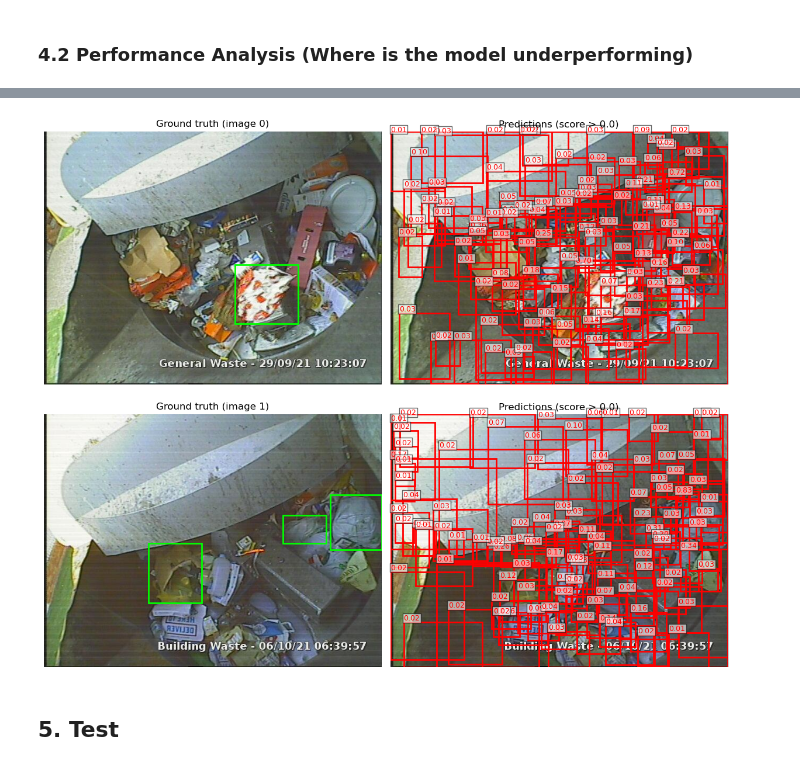
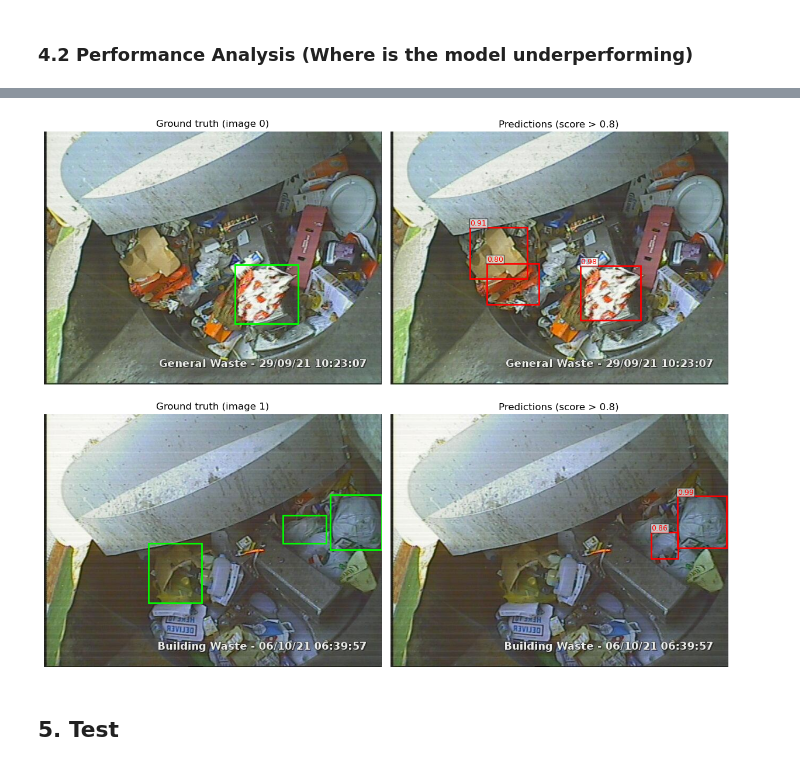
Before and after one commit to amtrevisan/Lockheed_2026_Hackathon, a Jupyter notebook: event_materials/00_starter_notebook.ipynb, the cells around one changed output, grey strips where cells are left out. Saved outputs shown, nothing was run; the diff lists cells and outputs as text; code cells hidden in the pictures.

```diff
--- a/event_materials/00_starter_notebook.ipynb
+++ b/event_materials/00_starter_notebook.ipynb
@@ -386,12 +386,12 @@ NUM_WORKERS = 4
 train_loader = DataLoader(
     train_ds, batch_size=BATCH_SIZE, shuffle=True,
     num_workers=NUM_WORKERS, collate_fn=detection_collate_fn,
-    drop_last=True
+    drop_last=False
 )
 val_loader = DataLoader(
     val_ds, batch_size=BATCH_SIZE, shuffle=False,
     num_workers=NUM_WORKERS, collate_fn=detection_collate_fn,
-    drop_last=True
+    drop_last=False
 )
 # %% [output]
 Data root: /home/sagemaker-user/uprm-hackathon-2026/data
@@ -1133,16 +694,12 @@ Saved to: /home/sagemaker-user/uprm-hackathon-2026/models/notebook_from_scratch_
 # %% [markdown]
 ### 4.1 Visualize Training Loss vs Epoch
 # %%
-# Plot training loss vs epochs
-epochs_x = [h["epoch"] for h in history]
-total_loss = [h["loss"] for h in history]
-obj_loss = [h["obj_loss"] for h in history]
-reg_loss = [h["reg_loss"] for h in history]
-
+# Plot total loss and each Faster R-CNN loss component by epoch.
+epochs_x = [entry["epoch"] for entry in history]
 fig, ax = plt.subplots(figsize=(9, 5))
-ax.plot(epochs_x, total_loss, marker="o", label="total loss")
-ax.plot(epochs_x, obj_loss, marker="s", label="objectness loss")
-ax.plot(epochs_x, reg_loss, marker="^", label="regression loss")
+for key in history[0]:
+    if key.endswith("loss"):
+        ax.plot(epochs_x, [entry[key] for entry in history], marker="o", label=key)
 ax.set_xlabel("Epoch")
 ax.set_ylabel("Loss")
 ax.set_title("Training loss vs. epoch")
@@ -1151,5 +708,12 @@ ax.legend()
 plt.tight_layout()
 plt.show()
 
-# mAP@50 for training and validation vs Epoch
+fig, ax = plt.subplots(figsize=(9, 5))
+ax.plot(epochs_x, [entry["val_map50"] for entry in history], marker="o")
+ax.set_xlabel("Epoch")
+ax.set_ylabel("Validation mAP@50")
+ax.set_title("Validation mAP@50 vs. epoch")
+ax.grid(True, alpha=0.3)
+plt.tight_layout()
+plt.show()
 # %% [output]
@@ -1207,6 +759,6 @@ Over 5 val batches (220160 cells total):
 # %%
 @torch.no_grad()
-def visualize_predictions(model, dataset, device, num_images: int = 4, score_thresh: float = 0.3):
+def visualize_predictions(model, dataset, device, num_images: int = 4, score_thresh: float = BEST_SCORE_THRESH):
     model.eval()
     idxs = list(range(min(num_images, len(dataset))))
     fig, axes = plt.subplots(len(idxs), 2, figsize=(12, 5 * len(idxs)))
@@ -1225,35 +777,35 @@ def visualize_predictions(model, dataset, device, num_images: int = 4, score_thr
         for box in target["boxes"]:
             x1, y1, x2, y2 = box.tolist()
             ax_gt.add_patch(patches.Rectangle(
                 (x1, y1), x2 - x1, y2 - y1,
                 fill=False, edgecolor="lime", linewidth=2,
             ))
 
         # Predictions
         preds = model([img.to(device)])[0]
         ax_pr = axes[row, 1]
         ax_pr.imshow(img_np)
         ax_pr.set_title(f"Predictions (score > {score_thresh})")
         ax_pr.axis("off")
         for box, score in zip(preds["boxes"].cpu(), preds["scores"].cpu()):
             if float(score) < score_thresh:
                 continue
             x1, y1, x2, y2 = box.tolist()
             ax_pr.add_patch(patches.Rectangle(
                 (x1, y1), x2 - x1, y2 - y1,
                 fill=False, edgecolor="red", linewidth=2,
             ))
             ax_pr.text(x1, max(0, y1 - 4), f"{float(score):.2f}",
                        color="red", fontsize=9,
                        bbox=dict(facecolor="white", alpha=0.6, pad=1))
 
     plt.tight_layout()
     plt.show()
 
 
-visualize_predictions(model, val_ds, DEVICE, num_images=2, score_thresh=0.0)
+visualize_predictions(model, val_ds, DEVICE, num_images=2, score_thresh=BEST_SCORE_THRESH)
 # %% [output]
-[figure, old version]
+[figure, new version]
 # %% [markdown]
 ## 5. Test
 # %% [markdown]
```
Also changed, not shown: parts of 15 cells of this notebook, 2 other files.
